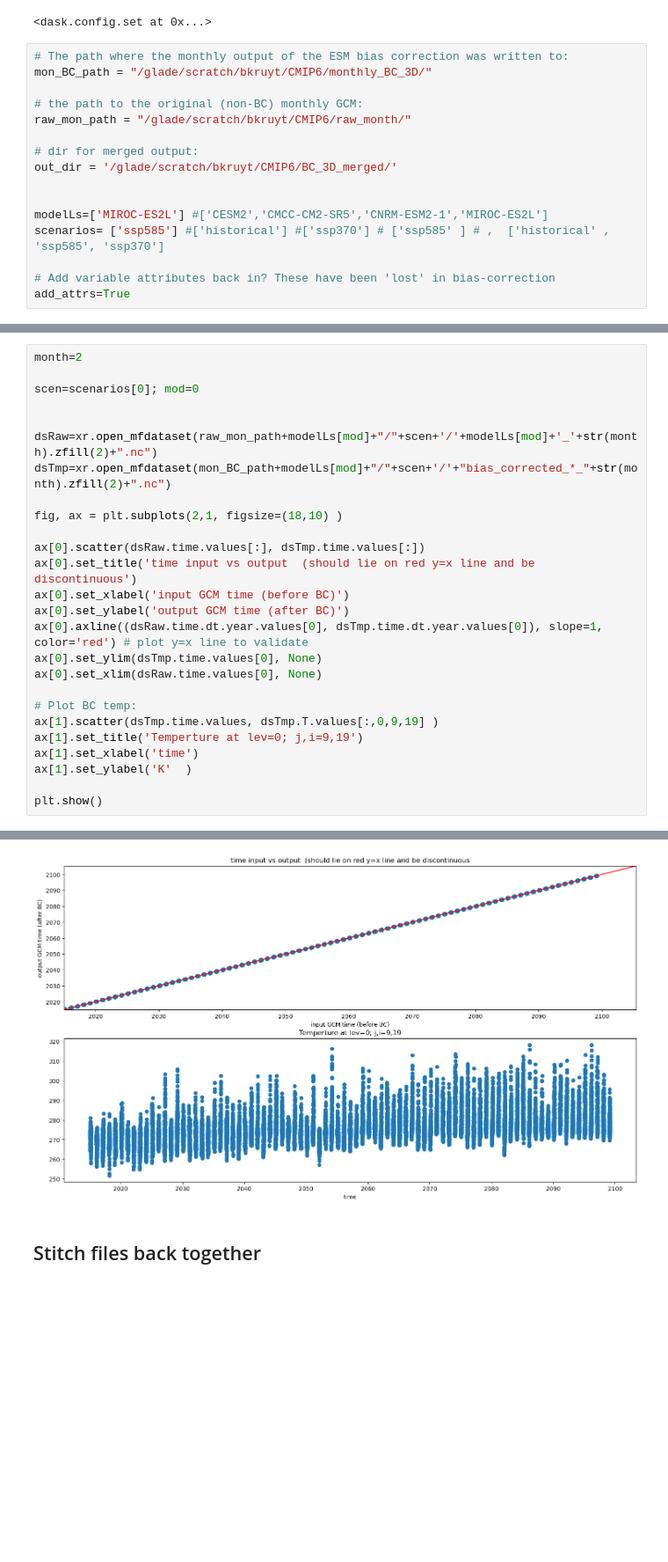
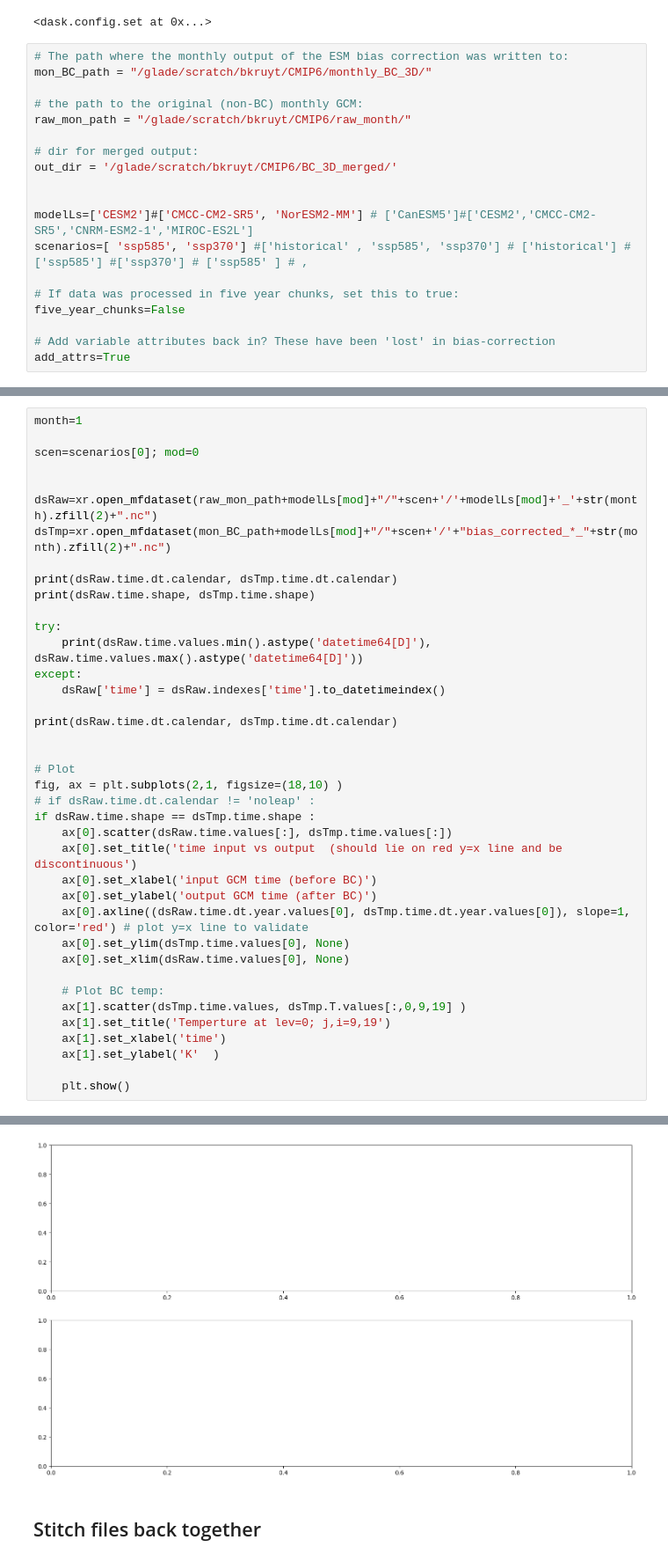
Before and after one commit to bertjebertjek/esm_bc_template, a Jupyter notebook: postprocess/stitch_together_afterESM_all_models.ipynb, the cells around one changed output, grey strips where cells are left out. Shown: that part at 88% size. Saved outputs shown, nothing was run; the diff lists cells and outputs as text; blank space fills up the shorter version.

```diff
--- a/postprocess/stitch_together_afterESM_all_models.ipynb
+++ b/postprocess/stitch_together_afterESM_all_models.ipynb
@@ -28,8 +28,11 @@ raw_mon_path = "/glade/scratch/bkruyt/CMIP6/raw_month/"
 out_dir = '/glade/scratch/bkruyt/CMIP6/BC_3D_merged/'
 
 
-modelLs=['MIROC-ES2L'] #['CESM2','CMCC-CM2-SR5','CNRM-ESM2-1','MIROC-ES2L']
-scenarios= ['ssp585'] #['historical'] #['ssp370'] # ['ssp585' ] # ,  ['historical' , 'ssp585', 'ssp370']
+modelLs=['CESM2']#['CMCC-CM2-SR5', 'NorESM2-MM'] # ['CanESM5']#['CESM2','CMCC-CM2-SR5','CNRM-ESM2-1','MIROC-ES2L']
+scenarios=[ 'ssp585', 'ssp370'] #['historical' , 'ssp585', 'ssp370'] # ['historical'] # ['ssp585'] #['ssp370'] # ['ssp585' ] # ,
+
+# If data was processed in five year chunks, set this to true:
+five_year_chunks=False
 
 # Add variable attributes back in? These have been 'lost' in bias-correction
 add_attrs=True
@@ -42,5 +50,5 @@ The first plot should show a discontinuous blue line on top of a continuous red
 # %%
-month=2
+month=1
 
 scen=scenarios[0]; mod=0
 
@@ -48,21 +56,34 @@ scen=scenarios[0]; mod=0
 dsRaw=xr.open_mfdataset(raw_mon_path+modelLs[mod]+"/"+scen+'/'+modelLs[mod]+'_'+str(month).zfill(2)+".nc")
 dsTmp=xr.open_mfdataset(mon_BC_path+modelLs[mod]+"/"+scen+'/'+"bias_corrected_*_"+str(month).zfill(2)+".nc")
 
+print(dsRaw.time.dt.calendar, dsTmp.time.dt.calendar)
+print(dsRaw.time.shape, dsTmp.time.shape)
+
+try:
+    print(dsRaw.time.values.min().astype('datetime64[D]'), dsRaw.time.values.max().astype('datetime64[D]'))
+except:
+    dsRaw['time'] = dsRaw.indexes['time'].to_datetimeindex()
+
+print(dsRaw.time.dt.calendar, dsTmp.time.dt.calendar)
+
+
+# Plot
 fig, ax = plt.subplots(2,1, figsize=(18,10) )
+# if dsRaw.time.dt.calendar != 'noleap' :
+if dsRaw.time.shape == dsTmp.time.shape :
+    ax[0].scatter(dsRaw.time.values[:], dsTmp.time.values[:])
+    ax[0].set_title('time input vs output  (should lie on red y=x line and be discontinuous')
+    ax[0].set_xlabel('input GCM time (before BC)')
+    ax[0].set_ylabel('output GCM time (after BC)')
+    ax[0].axline((dsRaw.time.dt.year.values[0], dsTmp.time.dt.year.values[0]), slope=1, color='red') # plot y=x line to validate
+    ax[0].set_ylim(dsTmp.time.values[0], None)
+    ax[0].set_xlim(dsRaw.time.values[0], None)
 
-ax[0].scatter(dsRaw.time.values[:], dsTmp.time.values[:])
-ax[0].set_title('time input vs output  (should lie on red y=x line and be discontinuous')
-ax[0].set_xlabel('input GCM time (before BC)')
-ax[0].set_ylabel('output GCM time (after BC)')
-ax[0].axline((dsRaw.time.dt.year.values[0], dsTmp.time.dt.year.values[0]), slope=1, color='red') # plot y=x line to validate
-ax[0].set_ylim(dsTmp.time.values[0], None)
-ax[0].set_xlim(dsRaw.time.values[0], None)
+    # Plot BC temp:
+    ax[1].scatter(dsTmp.time.values, dsTmp.T.values[:,0,9,19] )
+    ax[1].set_title('Temperture at lev=0; j,i=9,19')
+    ax[1].set_xlabel('time')
+    ax[1].set_ylabel('K'  )
 
-# Plot BC temp:
-ax[1].scatter(dsTmp.time.values, dsTmp.T.values[:,0,9,19] )
-ax[1].set_title('Temperture at lev=0; j,i=9,19')
-ax[1].set_xlabel('time')
-ax[1].set_ylabel('K'  )
-
-plt.show()
+    plt.show()
 # %% [output]
@@ -69,4 +93,4 @@ plt.show()
-[figure, old version]
+[figure, new version]
 # %% [markdown]
 ## Stitch files back together
 # %% [markdown]
```
Also changed, not shown: parts of 16 cells of this notebook, 13 other files.
